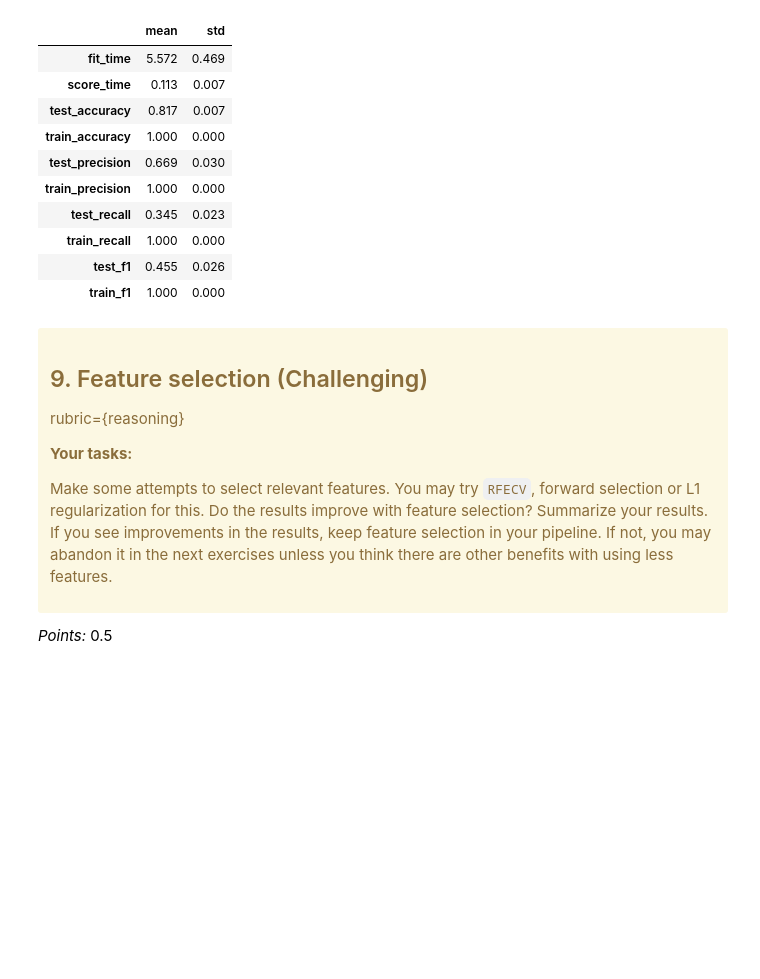
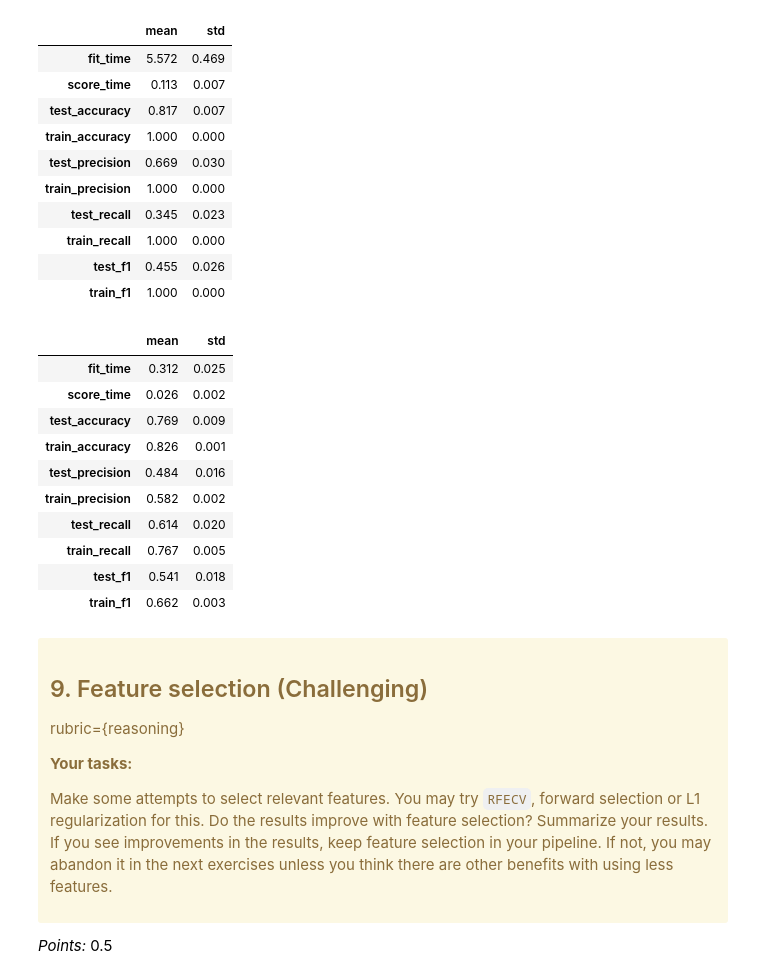
Before and after one commit to robindhillon1/creditcard_default, a Jupyter notebook: lab4.ipynb, the cells around one changed output. Saved outputs shown, nothing was run; the diff lists cells and outputs as text; code cells hidden in the pictures; blank space fills up the shorter version.

Commit message:
added lgbm

```diff
--- a/lab4.ipynb
+++ b/lab4.ipynb
@@ -587,6 +587,29 @@ cross_val_results['RF_bal']
 | train_recall | 1.000 | 0.000 |
 | test_f1 | 0.455 | 0.026 |
 | train_f1 | 1.000 | 0.000 |
+# %%
+from lightgbm.sklearn import LGBMClassifier
+
+LGBM_bal = LGBMClassifier(class_weight="balanced", random_state=123)  # no need to scale since trees. also better f1
+cross_val_results['LGBM_bal'] = pd.DataFrame(cross_validate(LGBM_bal,
+                                                            X_train,
+                                                            y_train,
+                                                            return_train_score=True,
+                                                            scoring=classification_metrics)).agg(['mean', 'std']).round(3).T
+# Show the train and validation scores
+cross_val_results['LGBM_bal']
+# %% [output]
+|  | mean | std |
+| fit_time | 0.312 | 0.025 |
+| score_time | 0.026 | 0.002 |
+| test_accuracy | 0.769 | 0.009 |
+| train_accuracy | 0.826 | 0.001 |
+| test_precision | 0.484 | 0.016 |
+| train_precision | 0.582 | 0.002 |
+| test_recall | 0.614 | 0.020 |
+| train_recall | 0.767 | 0.005 |
+| test_f1 | 0.541 | 0.018 |
+| train_f1 | 0.662 | 0.003 |
 # %% [markdown]
 <!-- END QUESTION -->
 
```
Also changed, not shown: parts of 4 cells of this notebook.
